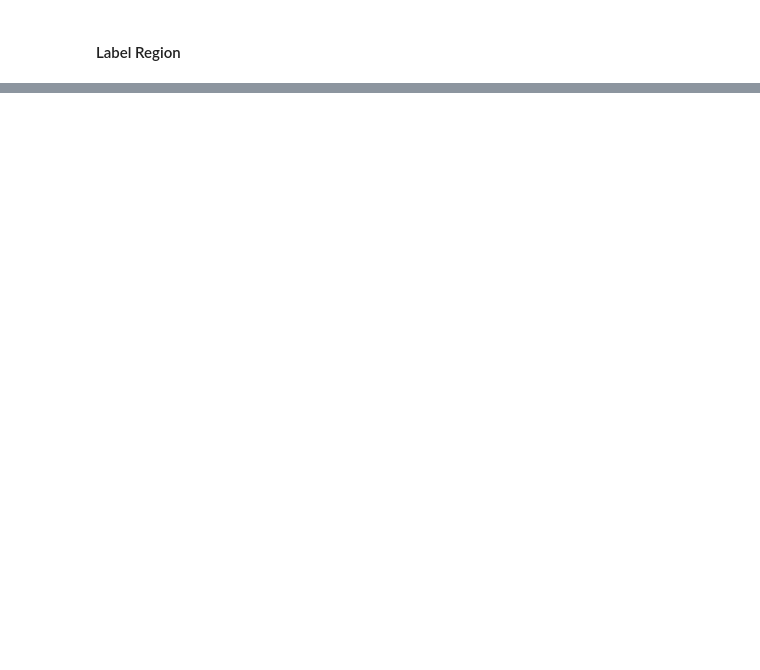
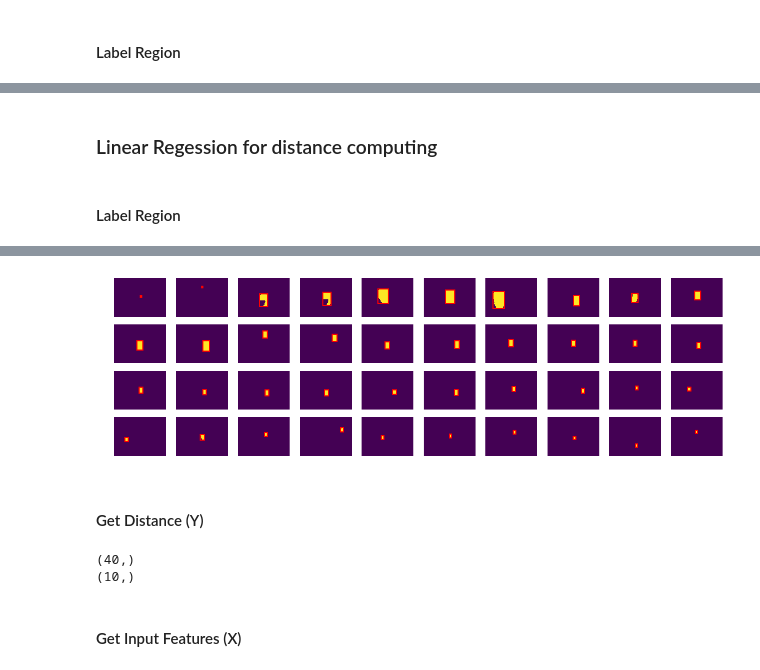
Before and after one commit to ctc316/red-barrel-challenge, a Jupyter notebook: notebook.ipynb, the cells around one changed output, grey strips where cells are left out. Saved outputs shown, nothing was run; the diff lists cells and outputs as text; code cells hidden in the pictures; blank space fills up the shorter version.

```diff
--- a/notebook.ipynb
+++ b/notebook.ipynb
@@ -155,0 +198,46 @@ Wall time: 984 ms
+# %% [markdown]
+### Linear Regession for distance computing
+# %% [markdown]
+#### Label Region
+# %%
+%%time
+
+BARREL_RATIO_MAX = 3
+BARREL_RATIO_MIN = 1
+AREA_MIN = 100
+AREA_RATIO_MIN = 0.15
+NUM_BARRELS_PICKING = 1
+
+
+train_regions_dev = []
+for t in y_train_dev:
+    img = util.img_as_ubyte(t)
+    labeled = label(img, connectivity=img.ndim)
+
+    rects = []
+    for region in regionprops(labeled):
+        if region.area >= AREA_MIN and float(region.area) / region.convex_area > AREA_RATIO_MIN:
+            minr, minc, maxr, maxc = region.bbox
+            h, w = float(maxr - minr), float(maxc - minc)
+            ratio = max(h, w) / min(h, w)
+            if ratio < BARREL_RATIO_MIN or ratio > BARREL_RATIO_MAX:
+                continue
+
+            rects.append(((minc, minr), w, h, region))
+
+    rects.sort(key=lambda x: x[3].area)
+    train_regions_dev.append(rects[-NUM_BARRELS_PICKING:])
+
+
+PLT_COL = 10
+PLT_ROW = int(math.ceil(len(train_regions_dev) / float(PLT_COL)))
+
+plt.figure(figsize=[20, 6])
+for i in range(len(train_regions_dev)):
+    axes = plt.subplot(PLT_ROW, PLT_COL, i + 1)
+    plt.imshow(y_train_dev[i])
+    plt.axis("off")
+    dist = []
+    for rect in train_regions_dev[i]:
+        axes.add_patch(mpatches.Rectangle(rect[0], rect[1], rect[2], fill=False, edgecolor='red', linewidth=2))
+# %% [output]
@@ -155,0 +246,23 @@ Wall time: 984 ms
+[figure, added]
+# %% [markdown]
+#### Get Distance (Y)
+# %%
+# Y:  distance
+
+train_dist_y_dev = []
+for name in name_train_dev:
+    train_dist_y_dev.append(int(name.split(".")[0].split("_")[0]))
+
+test_dist_y_dev = []
+for name in name_test_dev:
+    test_dist_y_dev.append(int(name.split(".")[0].split("_")[0]))
+
+train_dist_y_dev = np.array(train_dist_y_dev)
+test_dist_y_dev = np.array(test_dist_y_dev)
+print(train_dist_y_dev.shape)
+print(test_dist_y_dev.shape)
+# %% [output]
+(40,)
+(10,)
+# %% [markdown]
+#### Get Input Features (X)
```
Also changed, not shown: parts of 17 cells of this notebook, 5 other files.
